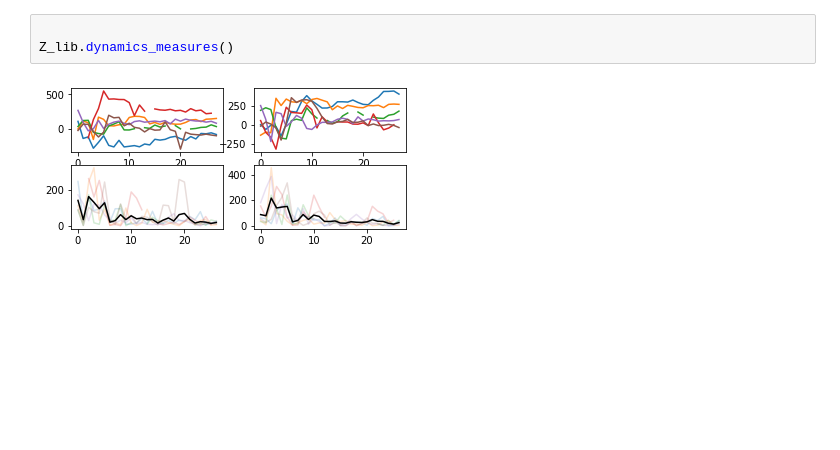
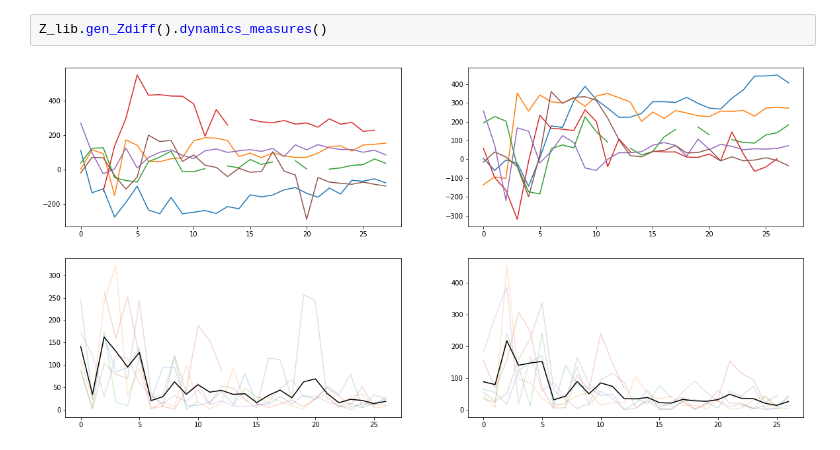
Before and after one commit to virati/mismatch_compression, a Jupyter notebook: notebooks/impedances/impedance_mismatch_dynamics.ipynb, the cells around one changed output. Saved outputs shown, nothing was run; the diff lists cells and outputs as text; blank space fills up the shorter version.

```diff
--- a/notebooks/impedances/impedance_mismatch_dynamics.ipynb
+++ b/notebooks/impedances/impedance_mismatch_dynamics.ipynb
@@ -38,8 +18,7 @@ Z_lib.plot_recZs()
-# %%
-
-Z_lib.dynamics_measures()
-# %% [output]
-[figure, removed]
+# %%
+Z_lib.gen_Zdiff().dynamics_measures()
+# %% [output]
+[figure, added]
 # %%
 Z_lib.impedance_histogram()
 # %% [output]
```
Also changed, not shown: parts of 4 cells of this notebook.
